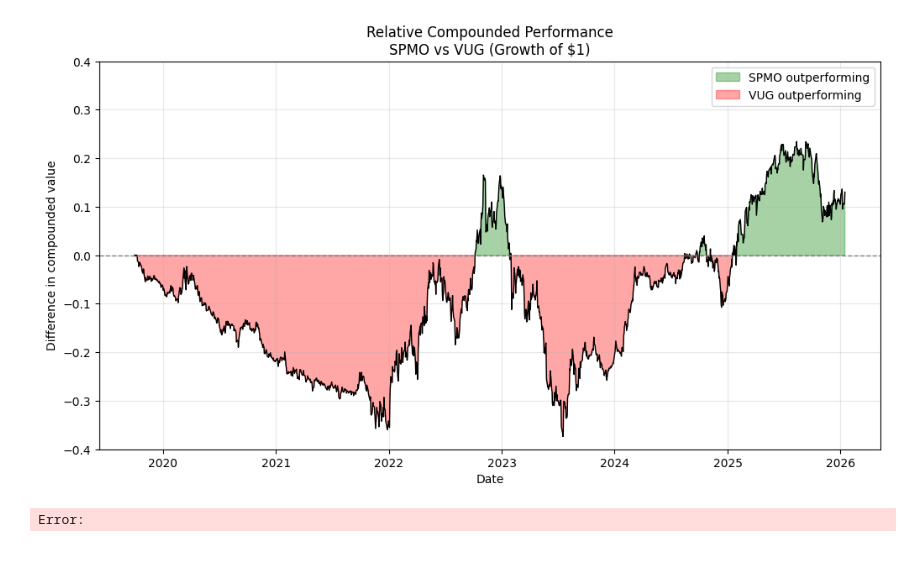
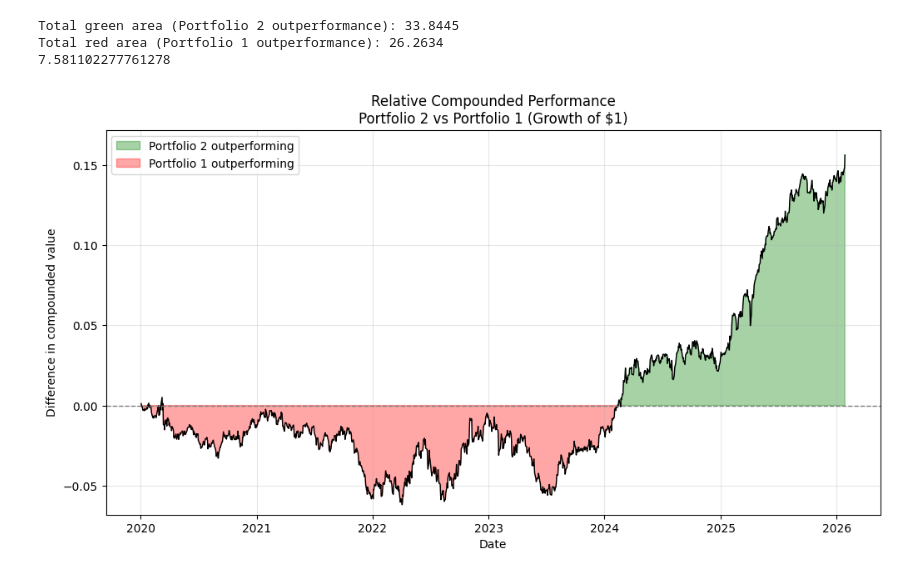
Before and after one commit to sacrom-wongbe/compounding-focus-finance-tooling, a Jupyter notebook: Correlator.ipynb, the cells around one changed output. Drawn from its saved outputs; the diff is of its cells as text; code cells hidden in the pictures.

```diff
--- a/Correlator.ipynb
+++ b/Correlator.ipynb
@@ -128,8 +128,8 @@ import matplotlib.pyplot as plt
 # ----------------------------
 # User settings
 # ----------------------------
-tickers = ["VTI", "VONG", "QQQ", "SPMO"]      # 2+ tickers
-start = "2022-01-01"
+tickers = ["VTI", "VONG", "QQQ", "DYNF"]      # 2+ tickers
+start = "2020-01-01"
 end   = None
 
 initial_value = 1.0                 # normalize to $1 (compounding growth)
@@ -228,22 +228,24 @@ Compounding-growth summary (normalized to $1):
 import yfinance as yf
 import pandas as pd
 import matplotlib.pyplot as plt
+import numpy as np
 
 # ----------------------------
 # User settings
 # ----------------------------
-ticker_1 = "VUG"     # baseline
-ticker_2 = "SPMO"     # comparison
-start = "2019-10-01"
+# Define portfolios as dicts: {ticker: weight} # {"AVDV": 0.2, "VOO": 0.25, "DYNF": 0.15, "SPMO": 0.2, "AVDE": 0.05, "AVEM": 0.05}
+portfolio_1 = {"VOO": 1}
+portfolio_2 = {"DYNF": 0.3, 'SPMO': 0.2, 'VOO': 0.3, 'AVDV': 0.1, 'FNDX': 0.1}
 end   = None
 
 initial_value = 1.0
 
 # ----------------------------
-# Download adjusted close data
+# Download adjusted close data for all tickers
 # ----------------------------
+all_tickers = list(set(list(portfolio_1.keys()) + list(portfolio_2.keys())))
 px = yf.download(
-    [ticker_1, ticker_2],
+    all_tickers,
     start=start,
     end=end,
     auto_adjust=False,
@@ -251,63 +253,82 @@ px = yf.download(
 )["Adj Close"].dropna()
 
 # ----------------------------
-# Compute compounded growth ($1)
+# Compute portfolio values
 # ----------------------------
-daily_ret = px.pct_change().dropna()
-growth = (1 + daily_ret).cumprod() * initial_value
+def compute_portfolio_growth(px, portfolio, initial_value=1.0):
+    # Ensure weights sum to 1
+    weights = np.array(list(portfolio.values()))
+    weights = weights / weights.sum()
+    tickers = list(portfolio.keys())
+    # Subset and align
+    px_sub = px[tickers].dropna()
+    # Daily returns
+    daily_ret = px_sub.pct_change().dropna()
+    # Weighted returns
+    weighted_ret = (daily_ret * weights).sum(axis=1)
+    # Compounded growth
+    growth = (1 + weighted_ret).cumprod() * initial_value
+    return growth
 
-g1 = growth[ticker_1]
-g2 = growth[ticker_2]
+g1 = compute_portfolio_growth(px, portfolio_1, initial_value)
+g2 = compute_portfolio_growth(px, portfolio_2, initial_value)
+
+# Align on common dates
+common_idx = g1.index.intersection(g2.index)
+g1 = g1.loc[common_idx]
+g2 = g2.loc[common_idx]
+
+diff = g2 - g1
 
 # ----------------------------
-# Relative difference
-# Positive → ticker_2 better
-# Negative → ticker_1 better
+# Calculate total green area (Portfolio 2 outperformance)
 # ----------------------------
-diff = g2 - g1
+# Area is the sum of positive differences (can be interpreted as the integral of outperformance)
+green_area = diff[diff > 0].sum()
+print(f"Total green area (Portfolio 2 outperformance): {green_area:.4f}")
 
+# Optionally, also print total red area (Portfolio 1 outperformance)
+red_area = -diff[diff < 0].sum()
+print(f"Total red area (Portfolio 1 outperformance): {red_area:.4f}")
+
+print(green_area-red_area)
 # ----------------------------
 # Plot
 # ----------------------------
 plt.figure(figsize=(12, 6))
-
 plt.plot(diff.index, diff, color="black", linewidth=1)
-
 plt.fill_between(
     diff.index,
     diff,
     0,
     where=(diff > 0),
     interpolate=True,
     alpha=0.35,
-    label=f"{ticker_2} outperforming",
+    label="Portfolio 2 outperforming",
     color="green"
 )
-
 plt.fill_between(
     diff.index,
     diff,
     0,
     where=(diff < 0),
     interpolate=True,
     alpha=0.35,
-    label=f"{ticker_1} outperforming",
+    label="Portfolio 1 outperforming",
     color="red"
 )
-
 plt.axhline(0, color="gray", linestyle="--", linewidth=1)
-
 plt.title(
-    f"Relative Compounded Performance\n"
-    f"{ticker_2} vs {ticker_1} (Growth of $1)"
+    f"Relative Compounded Performance\nPortfolio 2 vs Portfolio 1 (Growth of $1)"
 )
 plt.ylabel("Difference in compounded value")
 plt.xlabel("Date")
-plt.ylim(-0.4, 0.4)
-
+plt.ylim(diff.min() * 1.1, diff.max() * 1.1)
 plt.legend()
 plt.grid(True, alpha=0.3)
 plt.show()
 # %% [output]
+Total green area (Portfolio 2 outperformance): 33.8445
+Total red area (Portfolio 1 outperformance): 26.2634
+7.581102277761278
-[figure, old version]
+[figure, new version]
-Error:
```
Also changed, not shown: parts of 2 cells of this notebook, 8 other files.
